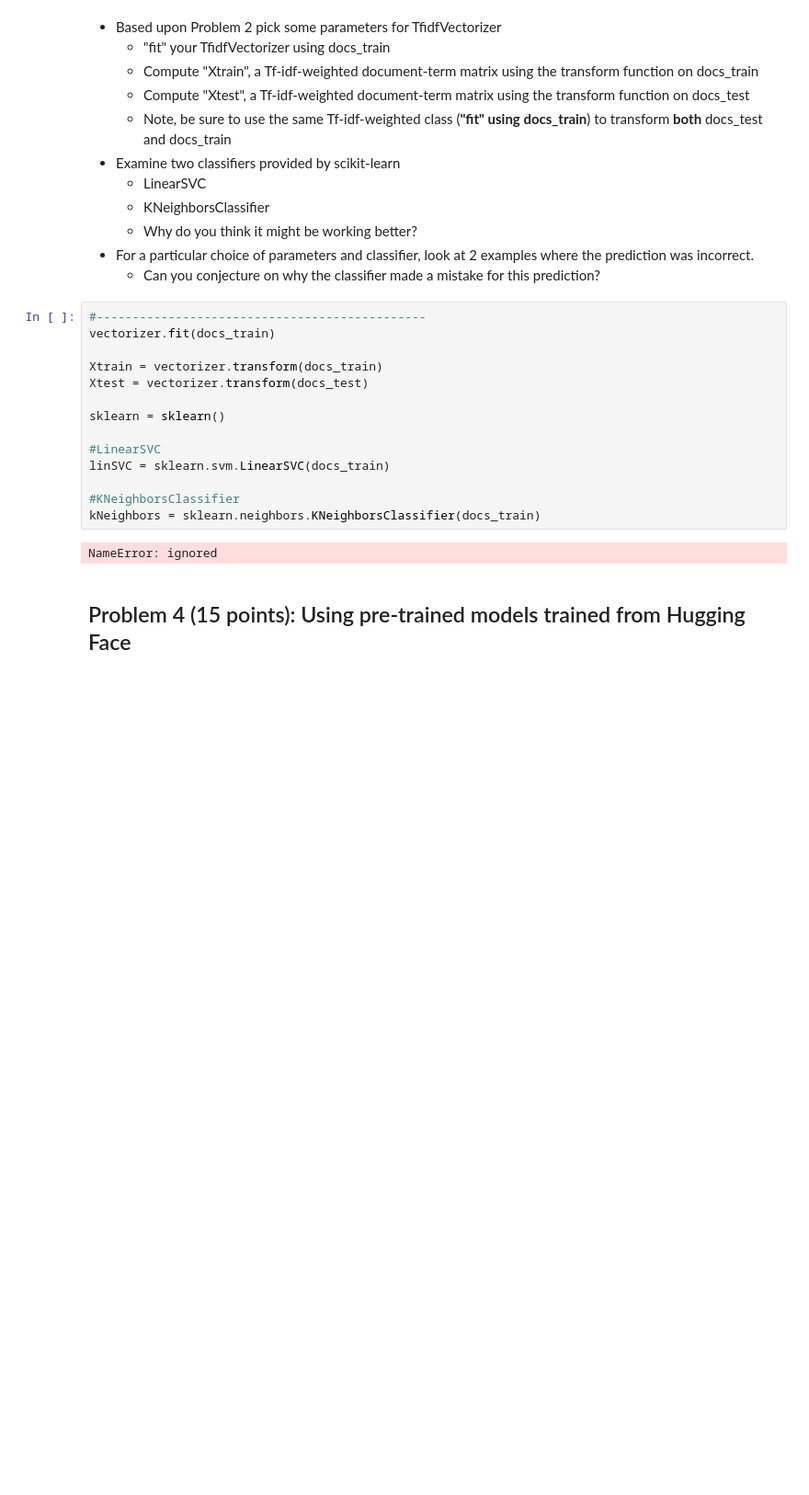
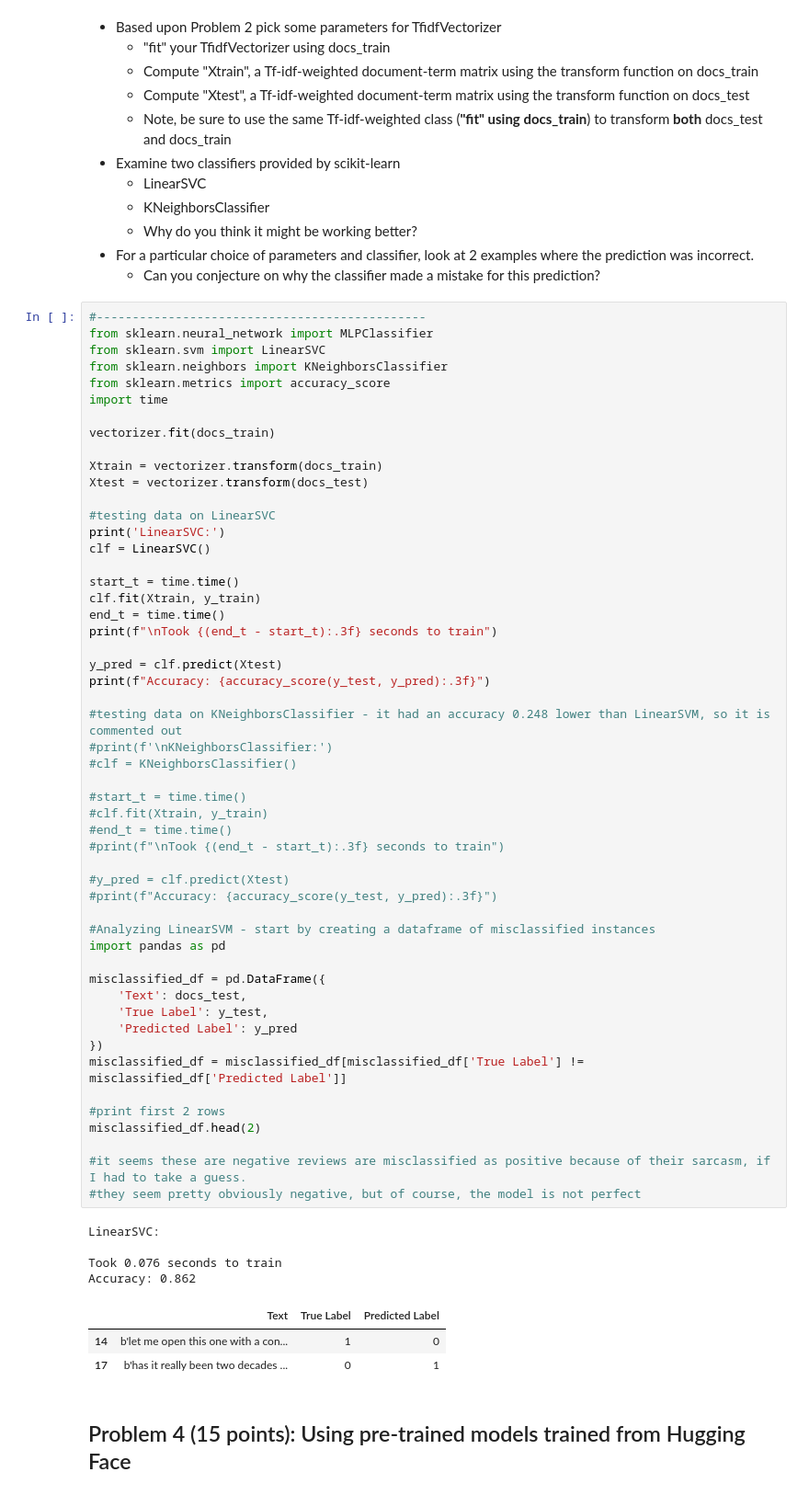
Before and after one commit to ashleighperez/DS3010_A, a Jupyter notebook: Case_Studies/CaseStudy3_NLP.ipynb, the cells around one changed output. Shown: that part at 92% size. Cells and saved outputs as stored; diff of their text form; blank space fills up the shorter version.

```diff
--- a/Case_Studies/CaseStudy3_NLP.ipynb
+++ b/Case_Studies/CaseStudy3_NLP.ipynb
@@ -204,22 +204,66 @@ vectorizer.max_df # max = 1.0 (default value)
     * Why do you think it might be working better?
 * For a particular choice of parameters and classifier, look at 2 examples where the prediction was incorrect.
     * Can you conjecture on why the classifier made a mistake for this prediction?
-# %%
-#----------------------------------------------
-vectorizer.fit(docs_train)
-
-Xtrain = vectorizer.transform(docs_train)
-Xtest = vectorizer.transform(docs_test)
-
-sklearn = sklearn()
-
-#LinearSVC
-linSVC = sklearn.svm.LinearSVC(docs_train)
-
-#KNeighborsClassifier
-kNeighbors = sklearn.neighbors.KNeighborsClassifier(docs_train)
-# %% [output]
-NameError: ignored
+# %%
+#----------------------------------------------
+from sklearn.neural_network import MLPClassifier
+from sklearn.svm import LinearSVC
+from sklearn.neighbors import KNeighborsClassifier
+from sklearn.metrics import accuracy_score
+import time
+
+vectorizer.fit(docs_train)
+
+Xtrain = vectorizer.transform(docs_train)
+Xtest = vectorizer.transform(docs_test)
+
+#testing data on LinearSVC
+print('LinearSVC:')
+clf = LinearSVC()
+
+start_t = time.time()
+clf.fit(Xtrain, y_train)
+end_t = time.time()
+print(f"\nTook {(end_t - start_t):.3f} seconds to train")
+
+y_pred = clf.predict(Xtest)
+print(f"Accuracy: {accuracy_score(y_test, y_pred):.3f}")
+
+#testing data on KNeighborsClassifier - it had an accuracy 0.248 lower than LinearSVM, so it is commented out
+#print(f'\nKNeighborsClassifier:')
+#clf = KNeighborsClassifier()
+
+#start_t = time.time()
+#clf.fit(Xtrain, y_train)
+#end_t = time.time()
+#print(f"\nTook {(end_t - start_t):.3f} seconds to train")
+
+#y_pred = clf.predict(Xtest)
+#print(f"Accuracy: {accuracy_score(y_test, y_pred):.3f}")
+
+#Analyzing LinearSVM - start by creating a dataframe of misclassified instances
+import pandas as pd
+
+misclassified_df = pd.DataFrame({
+    'Text': docs_test,
+    'True Label': y_test,
+    'Predicted Label': y_pred
+})
+misclassified_df = misclassified_df[misclassified_df['True Label'] != misclassified_df['Predicted Label']]
+
+#print first 2 rows
+misclassified_df.head(2)
+
+#it seems these are negative reviews are misclassified as positive because of their sarcasm, if I had to take a guess.
+#they seem pretty obviously negative, but of course, the model is not perfect
+# %% [output]
+LinearSVC:
+
+Took 0.076 seconds to train
+Accuracy: 0.862
+|  | Text | True Label | Predicted Label |
+| 14 | b'let me open this one with a con... | 1 | 0 |
+| 17 | b'has it really been two decades ... | 0 | 1 |
 # %% [markdown]
 ## Problem 4 (15 points): Using pre-trained models trained from Hugging Face
 # %% [markdown]
```
Also changed, not shown: parts of 2 cells of this notebook.
